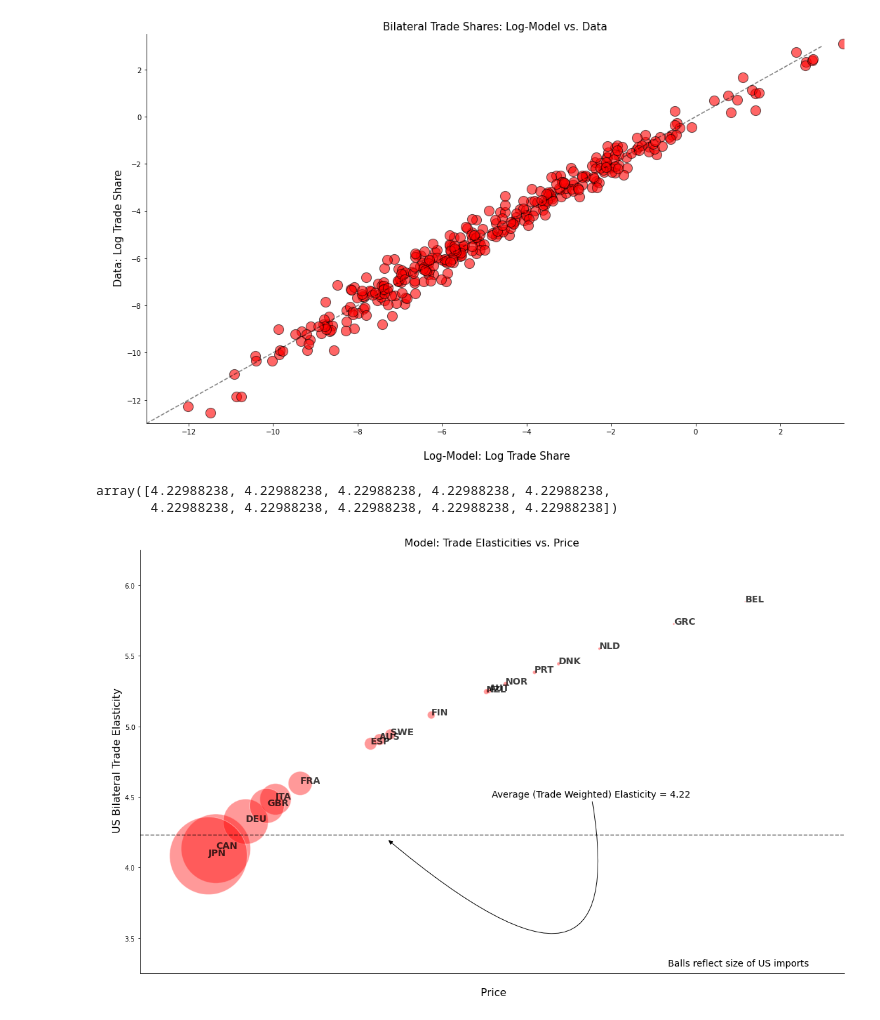
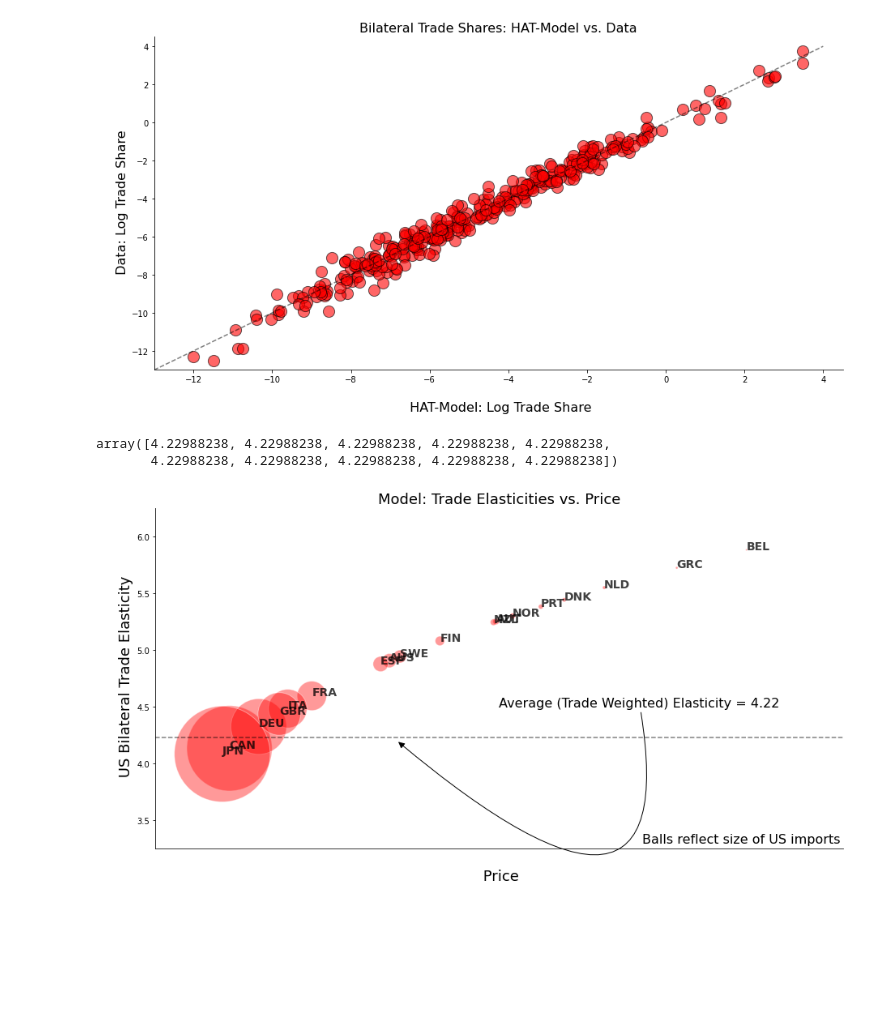
Before and after one commit to mwaugh0328/heterogeneous-agent-trade, a Jupyter notebook: notebooks/plot-calibration.ipynb, the cells around one changed output. Saved outputs shown, nothing was run; the diff lists cells and outputs as text; code cells hidden in the pictures; blank space fills up the shorter version.

```diff
--- a/notebooks/plot-calibration.ipynb
+++ b/notebooks/plot-calibration.ipynb
@@ -47,28 +39,28 @@ plt.show()
 # %%
-trade = pd.read_csv("../code/julia/log-model-data-trade.csv")
+trade = pd.read_csv("./output/log-model-data-trade.csv")
 
-fig, ax = plt.subplots(figsize = [15.0,9.0], tight_layout = True)
+fig, ax = plt.subplots(figsize = [13.0,7.0], tight_layout = True)
 
 ax.scatter(trade.trademodel, trade.trade, alpha = 0.60, c = "red", edgecolors = "black", s = 200)
 
-ax.plot(range(-13,4), range(-13,4), alpha = 0.50, linestyle = "--", c = "black")
+ax.plot(range(-13,5), range(-13,5), alpha = 0.50, linestyle = "--", c = "black")
 
 ax.spines["right"].set_visible(False)
 ax.spines["top"].set_visible(False)
 
-ax.set_title("Bilateral Trade Shares: Log-Model vs. Data", fontsize = 15)
+ax.set_title("Bilateral Trade Shares: HAT-Model vs. Data", fontsize = 16)
 
-ax.set_xlabel("\n Log-Model: Log Trade Share", fontsize = 15)
-ax.set_ylabel("\n Data: Log Trade Share" , fontsize = 15)
+ax.set_xlabel("\n HAT-Model: Log Trade Share", fontsize = 16)
+ax.set_ylabel("\n Data: Log Trade Share" , fontsize = 16)
 
-#plt.savefig("../notes/figures/log-trade-fit.pdf", bbox_inches = "tight")
+plt.savefig("../notes/figures/trade-fit.pdf", bbox_inches = "tight")
 
-ax.set_ylim(-13.0,3.5)
-ax.set_xlim(-13.0,3.5)
+ax.set_ylim(-13.0,4.5)
+ax.set_xlim(-13.0,4.5)
 
 plt.show()
 # %% [output]
-[figure, old version]
+[figure, new version]
 # %%
 elasty = pd.read_csv("./output/elasticity-by-partner-19.csv")
 # %%
@@ -77,7 +69,7 @@ elasty = pd.read_csv("./output/elasticity-by-partner-19.csv")
 array([4.22988238, 4.22988238, 4.22988238, 4.22988238, 4.22988238,
        4.22988238, 4.22988238, 4.22988238, 4.22988238, 4.22988238])
 # %%
-fig, ax = plt.subplots(figsize = [16.0, 10.0], tight_layout = True)
+fig, ax = plt.subplots(figsize = [13.0,7.0], tight_layout = True)
 
 ax.scatter(elasty.p, -elasty["θij"], alpha = 0.40,
            c = "red", edgecolors = "white",
@@ -92,17 +84,17 @@ for i, txt in enumerate(cntryname[0:18]):
 ax.spines["right"].set_visible(False)
 ax.spines["top"].set_visible(False)
 
-ax.set_title("Model: Trade Elasticities vs. Price", fontsize = 16)
+ax.set_title("Model: Trade Elasticities vs. Price", fontsize = 18)
 
-ax.set_xlabel("\n Price", fontsize = 16)
-ax.set_ylabel("\n US Bilateral Trade Elasticity" , fontsize = 16)
+ax.set_xlabel("\n Price", fontsize = 18)
+ax.set_ylabel("\n US Bilateral Trade Elasticity" , fontsize = 18)
 
 ax.set_xticks([])
 
 ax.set_ylim(3.25, 6.25)
 ax.set_xlim(1.0, 13)
 
-ax.text(10, 3.30, "Balls reflect size of US imports", fontsize = 14)
+ax.text(9.5, 3.30, "Balls reflect size of US imports", fontsize = 16)
 
 ax.annotate(
     "Average (Trade Weighted) Elasticity = 4.22",
@@ -115,11 +107,11 @@ ax.annotate(
         "connectionstyle": "angle3,angleA=280,angleB=-40",
         "color": "black"
     },
-    fontsize=14,
+    fontsize=16,
 )
 
 plt.savefig("../notes/figures/us-elasticity.pdf", bbox_inches = "tight")
 
 plt.show()
 # %% [output]
-[figure, old version]
+[figure, new version]
```
Also changed, not shown: parts of 3 cells of this notebook, 29 other files.
